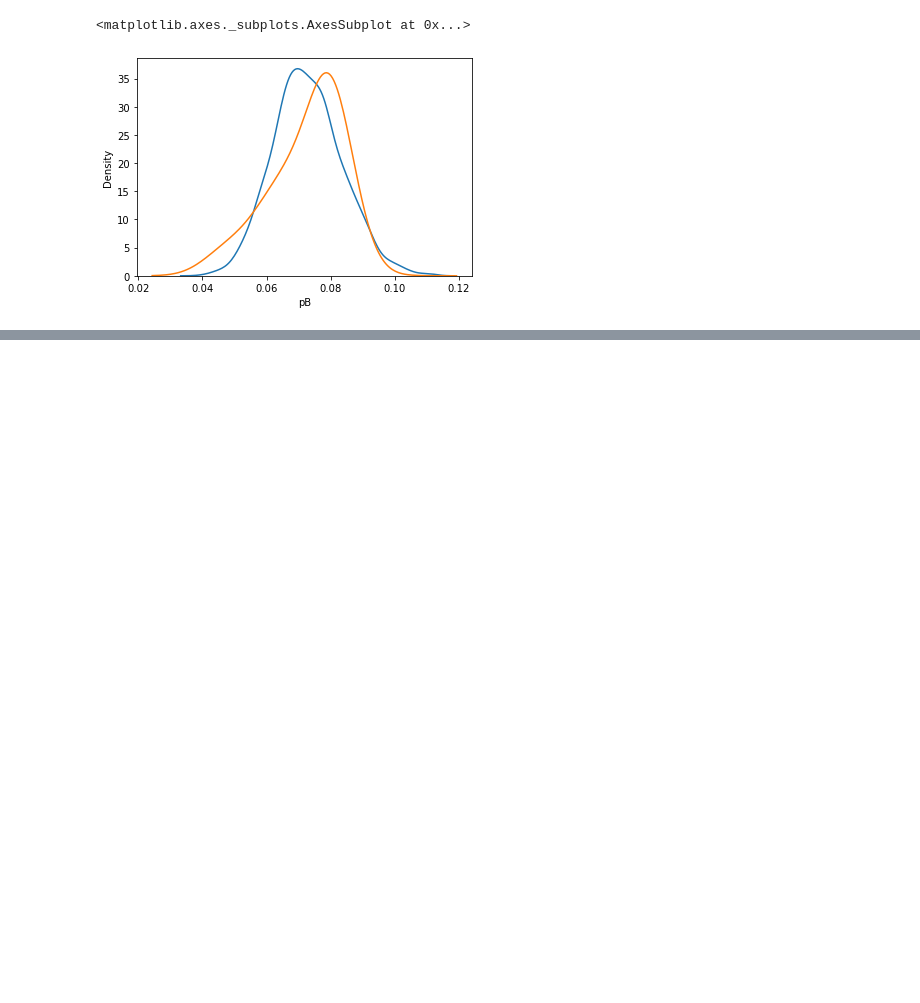
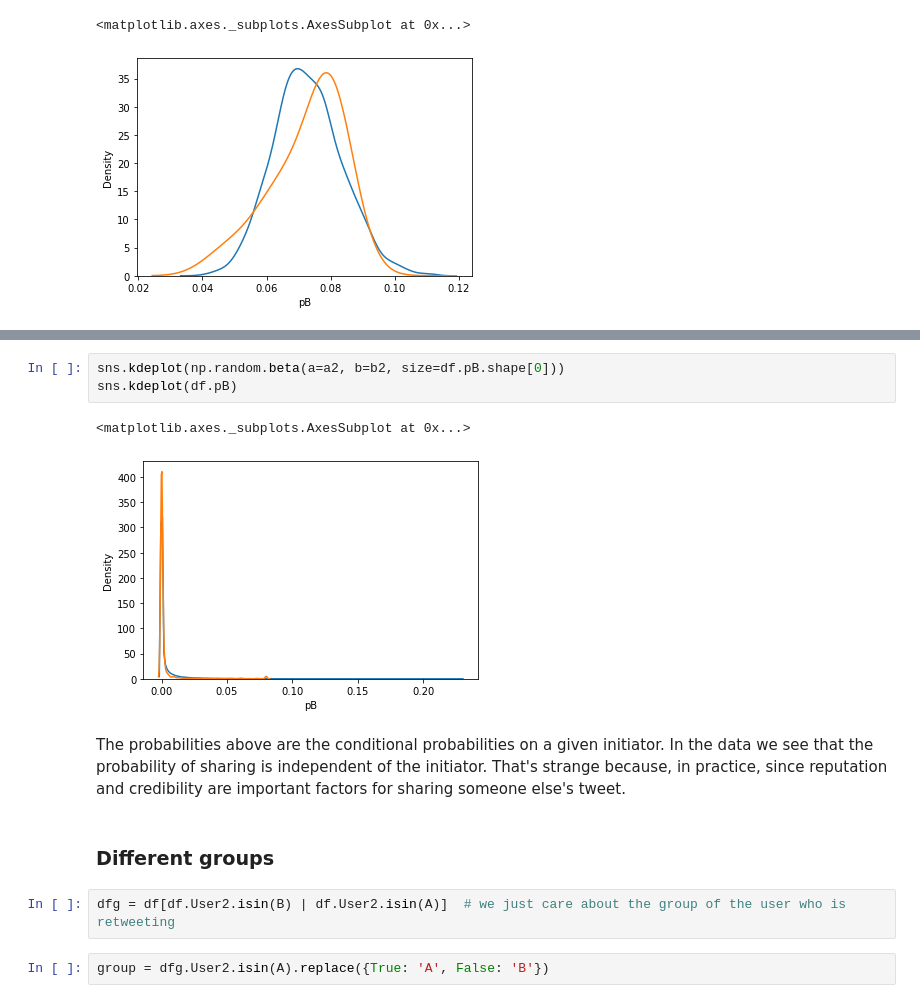
Before and after one commit to jfinocchiaro/long-term-fair-mdps, a Jupyter notebook: political-influence/probability_sharing_distributions.ipynb, the cells around one changed output, grey strips where cells are left out. Cells and saved outputs as stored; diff of their text form; blank space fills up the shorter version.

```diff
--- a/political-influence/probability_sharing_distributions.ipynb
+++ b/political-influence/probability_sharing_distributions.ipynb
@@ -526,0 +670,14 @@ sns.kdeplot(dfg[group == 'B'].pB, bw_adjust=3)
+# %%
+sns.kdeplot(np.random.beta(a=a2, b=b2, size=df.pB.shape[0]))
+sns.kdeplot(df.pB)
+# %% [output]
+<matplotlib.axes._subplots.AxesSubplot at 0x...>
+[figure, added]
+# %% [markdown]
+The probabilities above are the conditional probabilities on a given initiator. In the data we see that the probability of sharing is independent of the initiator. That's strange because, in practice, since reputation and credibility are important factors for sharing someone else's tweet.
+# %% [markdown]
+### Different groups
+# %%
+dfg = df[df.User2.isin(B) | df.User2.isin(A)]  # we just care about the group of the user who is retweeting
+# %%
+group = dfg.User2.isin(A).replace({True: 'A', False: 'B'})
```
Also changed, not shown: parts of 51 cells of this notebook.
